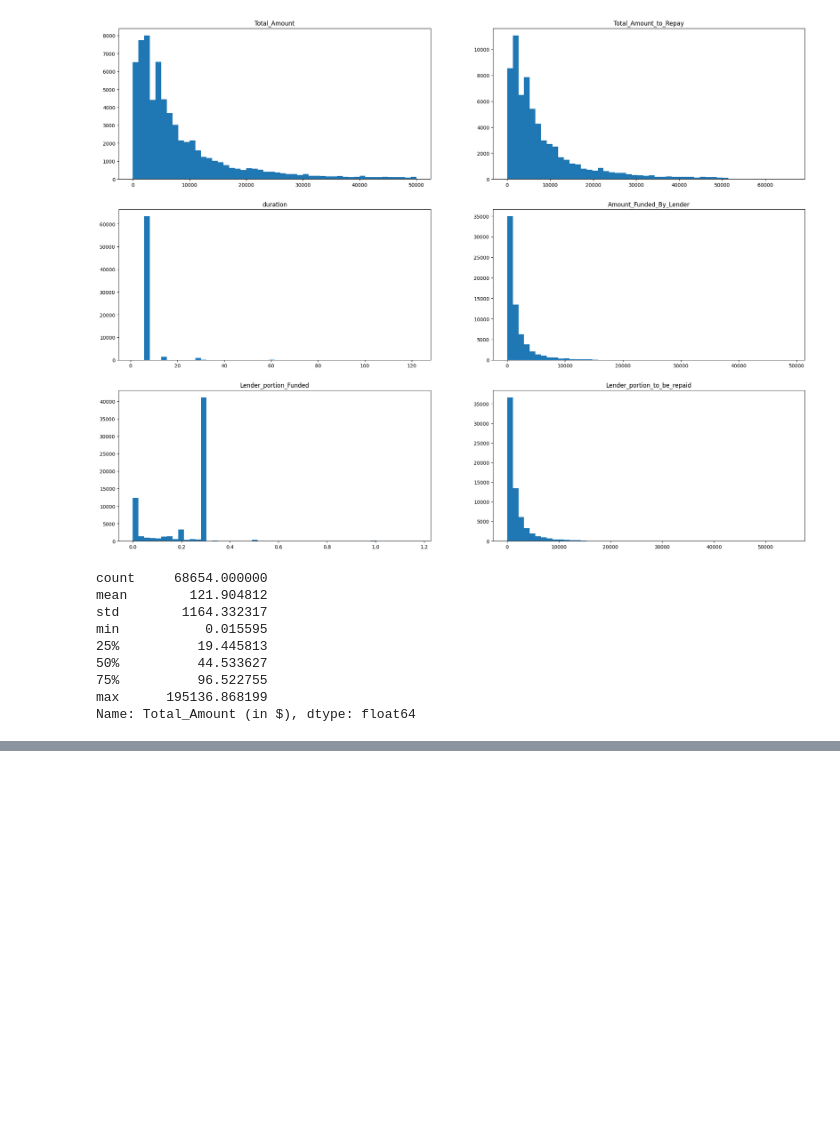
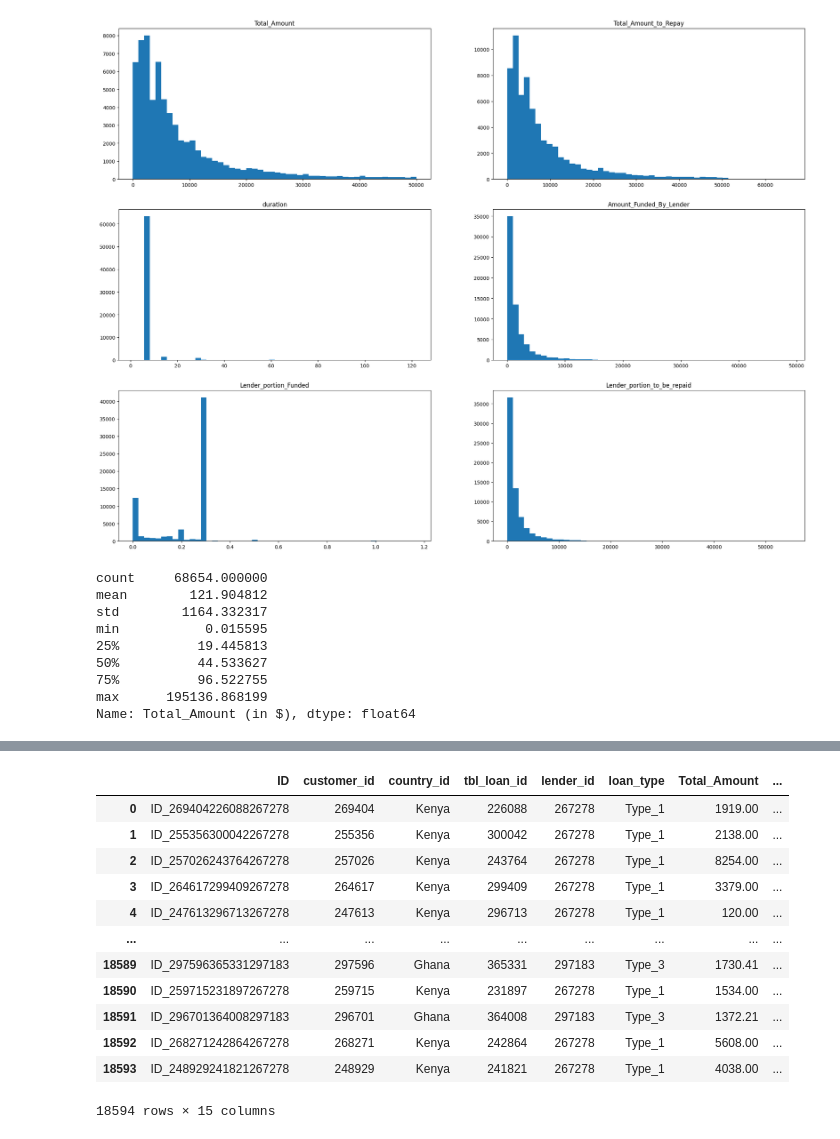
Before and after one commit to Shubham-Mate/Africa-Credit-Scoring, a Jupyter notebook: Untitled.ipynb, the cells around one changed output, grey strips where cells are left out. Saved outputs shown, nothing was run; the diff lists cells and outputs as text; code cells hidden in the pictures; blank space fills up the shorter version.

```diff
--- a/Untitled.ipynb
+++ b/Untitled.ipynb
@@ -342,0 +554,17 @@ plt.hist(train_df[train_df['Total_Amount (in $)'] < 1000])
+# %%
+test_df = pd.read_csv(TEST_FILE_PATH)
+test_df
+# %% [output]
+|  | ID | customer_id | country_id | tbl_loan_id | lender_id | loan_type | Total_Amount | ... |
+| 0 | ID_269404226088267278 | 269404 | Kenya | 226088 | 267278 | Type_1 | 1919.00 | ... |
+| 1 | ID_255356300042267278 | 255356 | Kenya | 300042 | 267278 | Type_1 | 2138.00 | ... |
+| 2 | ID_257026243764267278 | 257026 | Kenya | 243764 | 267278 | Type_1 | 8254.00 | ... |
+| 3 | ID_264617299409267278 | 264617 | Kenya | 299409 | 267278 | Type_1 | 3379.00 | ... |
+| 4 | ID_247613296713267278 | 247613 | Kenya | 296713 | 267278 | Type_1 | 120.00 | ... |
+| ... | ... | ... | ... | ... | ... | ... | ... | ... |
+| 18589 | ID_297596365331297183 | 297596 | Ghana | 365331 | 297183 | Type_3 | 1730.41 | ... |
+| 18590 | ID_259715231897267278 | 259715 | Kenya | 231897 | 267278 | Type_1 | 1534.00 | ... |
+| 18591 | ID_296701364008297183 | 296701 | Ghana | 364008 | 297183 | Type_3 | 1372.21 | ... |
+| 18592 | ID_268271242864267278 | 268271 | Kenya | 242864 | 267278 | Type_1 | 5608.00 | ... |
+| 18593 | ID_248929241821267278 | 248929 | Kenya | 241821 | 267278 | Type_1 | 4038.00 | ... |
+18594 rows × 15 columns
```
Also changed, not shown: parts of 35 cells of this notebook, 8 other files.
